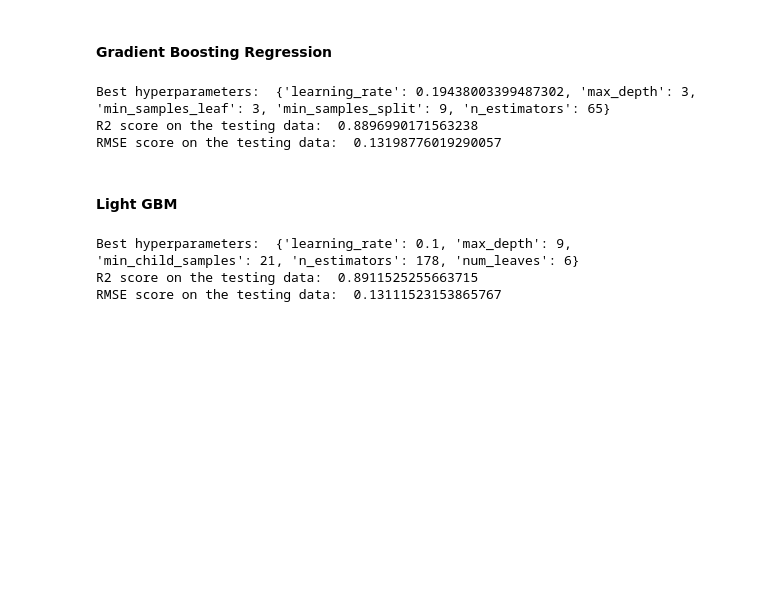
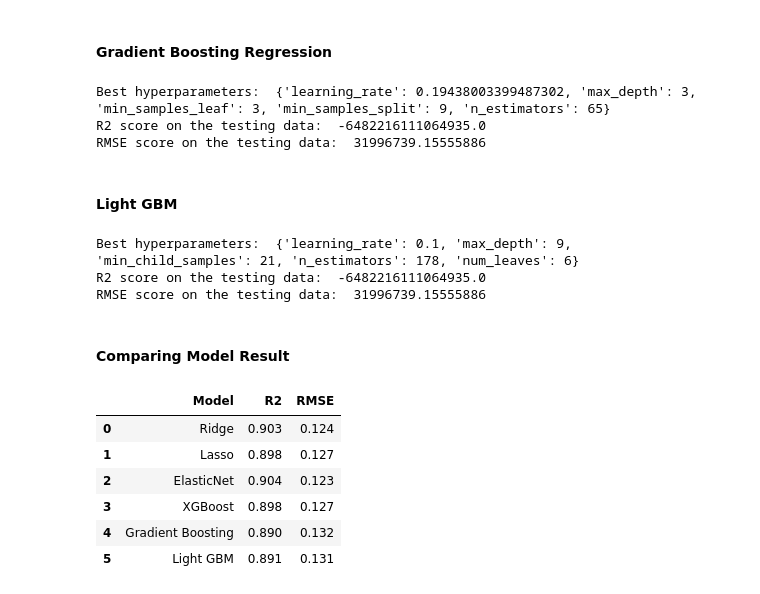
Before and after one commit to tw1107/Springboard-Capstone-House-Price, a Jupyter notebook: notebook/04_Modeling.ipynb, the cells around one changed output. Cells and saved outputs as stored; diff of their text form; code cells hidden in the pictures; blank space fills up the shorter version.

```diff
--- a/notebook/04_Modeling.ipynb
+++ b/notebook/04_Modeling.ipynb
@@ -547,7 +529,7 @@ RMSE score on the testing data:  0.12315335657830474
 xg_param_dist = {"learning_rate": uniform(0, 1),
               "max_depth": randint(1, 10),
               "min_child_weight": randint(1, 10),
-              "subsample": uniform(0.5, 0.5),
+              "subsample": uniform(0.5, 0.5), # can skip
               "colsample_bytree": uniform(0.5, 0.5),
               "gamma": uniform(0, 1)}
 
@@ -579,13 +561,16 @@ xgb_model = xgb.XGBRegressor(**random_search.best_params_)
 xgb_model.fit(X_train, y_train)
 
 # Make predictions on the testing data
-y_pred = xgb_model.predict(X_test)
+xgb_y_pred = xgb_model.predict(X_test)
 
 # Calculate R2 and RMSE scores on the testing data
-r2 = r2_score(y_test, y_pred)
-rmse = mean_squared_error(y_test, y_pred, squared=False)
-print("R2 score on the testing data: ", r2)
-print("RMSE score on the testing data: ", rmse)
+xgb_r2 = r2_score(y_test, xgb_y_pred)
+xgb_rmse = mean_squared_error(y_test, xgb_y_pred, squared=False)
+print("R2 score on the testing data: ", xgb_r2)
+print("RMSE score on the testing data: ", xgb_rmse)
+
+# Append the results to the dataframe
+results_df = results_df.append({'Model': 'XGBoost', 'R2': xgb_r2, 'RMSE': xgb_rmse}, ignore_index=True)
 # %% [output]
 Best hyperparameters:  {'colsample_bytree': 0.8531211135782482, 'gamma': 0.08134878064189976, 'learning_rate': 0.08483771408519192, 'max_depth': 3, 'min_child_weight': 8, 'subsample': 0.68713539787806 ...
 R2 score on the testing data:  0.8984794608311326
@@ -617,17 +602,20 @@ gbr_model = GradientBoostingRegressor(**random_search.best_params_)
 gbr_model.fit(X_train, y_train)
 
 # Make predictions on the testing data
-y_pred = gbr_model.predict(X_test)
+gbr_y_pred = gbr_model.predict(X_test)
 
 # Calculate R2 and RMSE scores on the testing data
-r2 = r2_score(y_test, y_pred)
-rmse = mean_squared_error(y_test, y_pred, squared=False)
+gb_r2 = r2_score(y_test, gbr_y_pred)
+gb_rmse = mean_squared_error(y_test, gbr_y_pred, squared=False)
 print("R2 score on the testing data: ", r2)
 print("RMSE score on the testing data: ", rmse)
+
+# Append the results to the dataframe
+results_df = results_df.append({'Model': 'Gradient Boosting', 'R2': gb_r2, 'RMSE': gb_rmse}, ignore_index=True)
 # %% [output]
 Best hyperparameters:  {'learning_rate': 0.19438003399487302, 'max_depth': 3, 'min_samples_leaf': 3, 'min_samples_split': 9, 'n_estimators': 65}
-R2 score on the testing data:  0.8896990171563238
-RMSE score on the testing data:  0.13198776019290057
+R2 score on the testing data:  -6482216111064935.0
+RMSE score on the testing data:  31996739.15555886
 # %% [markdown]
 #### Light GBM
 # %%
@@ -655,15 +643,32 @@ lgb_model = lgb.LGBMRegressor(**random_search.best_params_)
 lgb_model.fit(X_train, y_train)
 
 # Make predictions on the testing data
-y_pred = lgb_model.predict(X_test)
+lgb_y_pred = lgb_model.predict(X_test)
 
 # Calculate R2 and RMSE scores on the testing data
-r2 = r2_score(y_test, y_pred)
-rmse = mean_squared_error(y_test, y_pred, squared=False)
+lgb_r2 = r2_score(y_test, lgb_y_pred)
+lgb_rmse = mean_squared_error(y_test, lgb_y_pred, squared=False)
 print("R2 score on the testing data: ", r2)
 print("RMSE score on the testing data: ", rmse)
+
+# Append the results to the dataframe
+results_df = results_df.append({'Model': 'Light GBM', 'R2': lgb_r2, 'RMSE': lgb_rmse}, ignore_index=True)
 # %% [output]
 Best hyperparameters:  {'learning_rate': 0.1, 'max_depth': 9, 'min_child_samples': 21, 'n_estimators': 178, 'num_leaves': 6}
-R2 score on the testing data:  0.8911525255663715
-RMSE score on the testing data:  0.13111523153865767
+R2 score on the testing data:  -6482216111064935.0
+RMSE score on the testing data:  31996739.15555886
+# %% [markdown]
+#### Comparing Model Result
+# %%
+results_df
+
+# results_df.drop(index=results_df.index[-1], inplace=True)
+# %% [output]
+|  | Model | R2 | RMSE |
+| 0 | Ridge | 0.903 | 0.124 |
+| 1 | Lasso | 0.898 | 0.127 |
+| 2 | ElasticNet | 0.904 | 0.123 |
+| 3 | XGBoost | 0.898 | 0.127 |
+| 4 | Gradient Boosting | 0.890 | 0.132 |
+| 5 | Light GBM | 0.891 | 0.131 |
 # %% [markdown]
```
Also changed, not shown: parts of 16 cells of this notebook.
